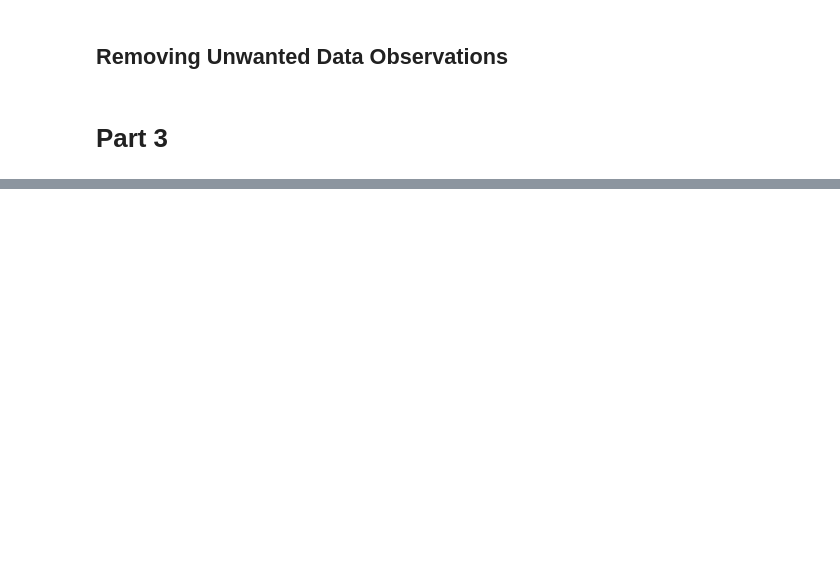
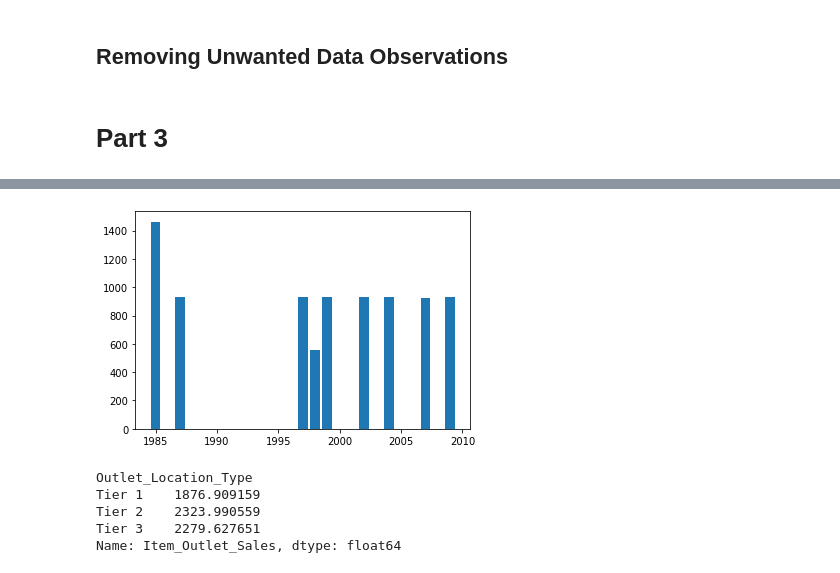
Before and after one commit to janaeam/food-sales-predictions, a Jupyter notebook: Data_Cleaning.ipynb, the cells around one changed output, grey strips where cells are left out. Drawn from its saved outputs; the diff is of its cells as text; code cells hidden in the pictures; blank space fills up the shorter version.

```diff
--- a/Data_Cleaning.ipynb
+++ b/Data_Cleaning.ipynb
@@ -695,2 +704,0 @@ SyntaxError: ignored
-# %%
-sales['Imputed_Weight_Values'] =
@@ -696,0 +707,2 @@ sales['Imputed_Weight_Values'] =
+# %%
+sales['Outlet_Size'].fillna('Not Specified', inplace=True)
@@ -696,0 +717,2 @@ sales['Imputed_Weight_Values'] =
+# %%
+sales['Item_Weight'].fillna(0.000, inplace=True)
@@ -704,0 +761,4 @@ sales.duplicated().any()
+# %%
+yearValues = sales['Outlet_Establishment_Year'].value_counts().sort_values()
+
+yearValues
@@ -704,0 +776,14 @@ sales.duplicated().any()
+# %%
+plt.bar(yearValues.index, yearValues.values);
+# %% [output]
+[figure, added]
+# %%
+salesbyLocation = sales.groupby(['Outlet_Location_Type'])['Item_Outlet_Sales'].mean()
+
+salesbyLocation
+# %% [output]
+Outlet_Location_Type
+Tier 1    1876.909159
+Tier 2    2323.990559
+Tier 3    2279.627651
+Name: Item_Outlet_Sales, dtype: float64
```
Also changed, not shown: parts of 10 cells of this notebook.
